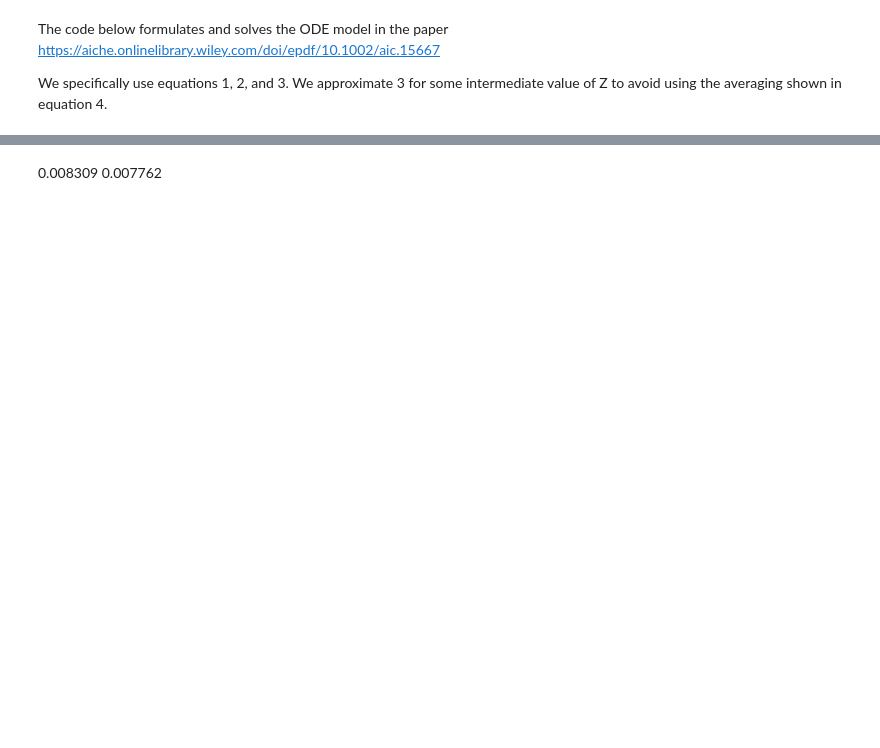
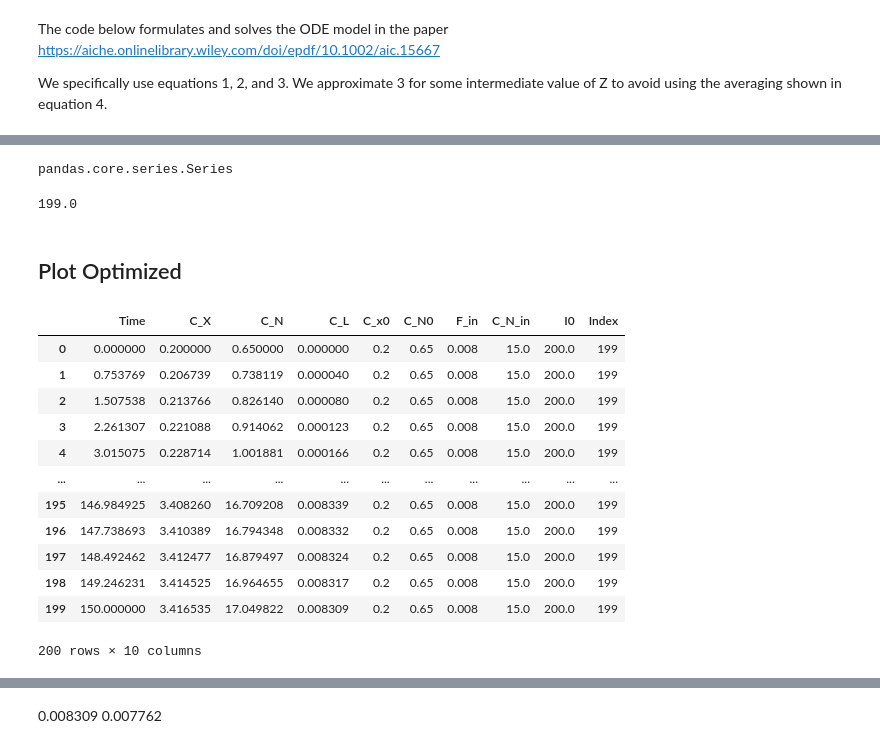
Before and after one commit to swamilikes2code/Python_based_Interactive_Scientific_Visualization, a Jupyter notebook: digital_lab_twin/Alex_Pellett/Lutein_Optimize.ipynb, the cells around one changed output, grey strips where cells are left out. Cells and saved outputs as stored; diff of their text form; code cells hidden in the pictures; blank space fills up the shorter version.

```diff
--- a/digital_lab_twin/Alex_Pellett/Lutein_Optimize.ipynb
+++ b/digital_lab_twin/Alex_Pellett/Lutein_Optimize.ipynb
@@ -199,0 +202,12 @@ Name: 199, dtype: float64
+# %%
+type(max_L_row)
+# %% [output]
+pandas.core.series.Series
+# %%
+#Variables
+opt_index = max_L_row['Index']
+opt_index
+# %% [output]
+199.0
+# %% [markdown]
+## Plot Optimized
@@ -199,0 +216,16 @@ Name: 199, dtype: float64
+# %%
+optData
+# %% [output]
+|  | Time | C_X | C_N | C_L | C_x0 | C_N0 | F_in | C_N_in | I0 | Index |
+| 0 | 0.000000 | 0.200000 | 0.650000 | 0.000000 | 0.2 | 0.65 | 0.008 | 15.0 | 200.0 | 199 |
+| 1 | 0.753769 | 0.206739 | 0.738119 | 0.000040 | 0.2 | 0.65 | 0.008 | 15.0 | 200.0 | 199 |
+| 2 | 1.507538 | 0.213766 | 0.826140 | 0.000080 | 0.2 | 0.65 | 0.008 | 15.0 | 200.0 | 199 |
+| 3 | 2.261307 | 0.221088 | 0.914062 | 0.000123 | 0.2 | 0.65 | 0.008 | 15.0 | 200.0 | 199 |
+| 4 | 3.015075 | 0.228714 | 1.001881 | 0.000166 | 0.2 | 0.65 | 0.008 | 15.0 | 200.0 | 199 |
+| ... | ... | ... | ... | ... | ... | ... | ... | ... | ... | ... |
+| 195 | 146.984925 | 3.408260 | 16.709208 | 0.008339 | 0.2 | 0.65 | 0.008 | 15.0 | 200.0 | 199 |
+| 196 | 147.738693 | 3.410389 | 16.794348 | 0.008332 | 0.2 | 0.65 | 0.008 | 15.0 | 200.0 | 199 |
+| 197 | 148.492462 | 3.412477 | 16.879497 | 0.008324 | 0.2 | 0.65 | 0.008 | 15.0 | 200.0 | 199 |
+| 198 | 149.246231 | 3.414525 | 16.964655 | 0.008317 | 0.2 | 0.65 | 0.008 | 15.0 | 200.0 | 199 |
+| 199 | 150.000000 | 3.416535 | 17.049822 | 0.008309 | 0.2 | 0.65 | 0.008 | 15.0 | 200.0 | 199 |
+200 rows × 10 columns
```
Also changed, not shown: parts of 10 cells of this notebook.
